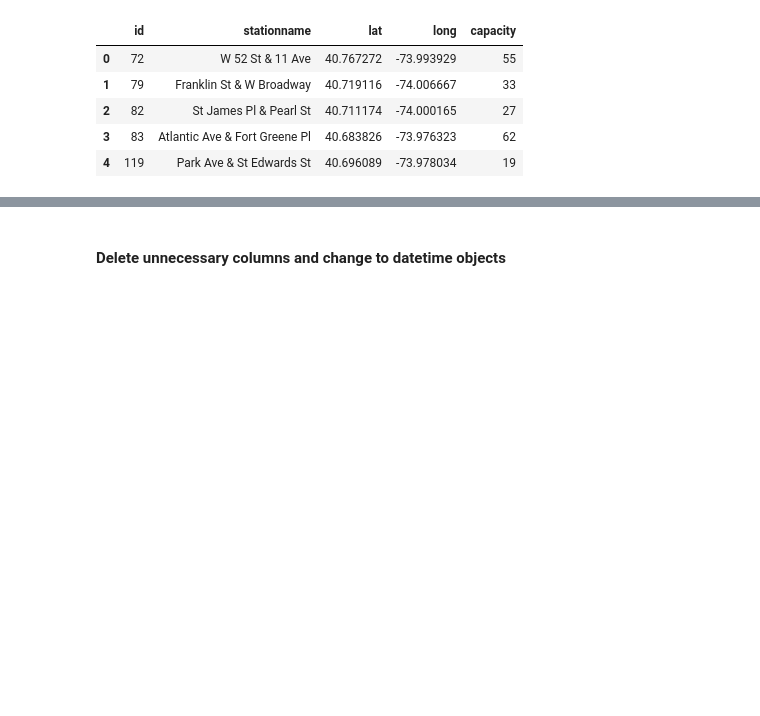
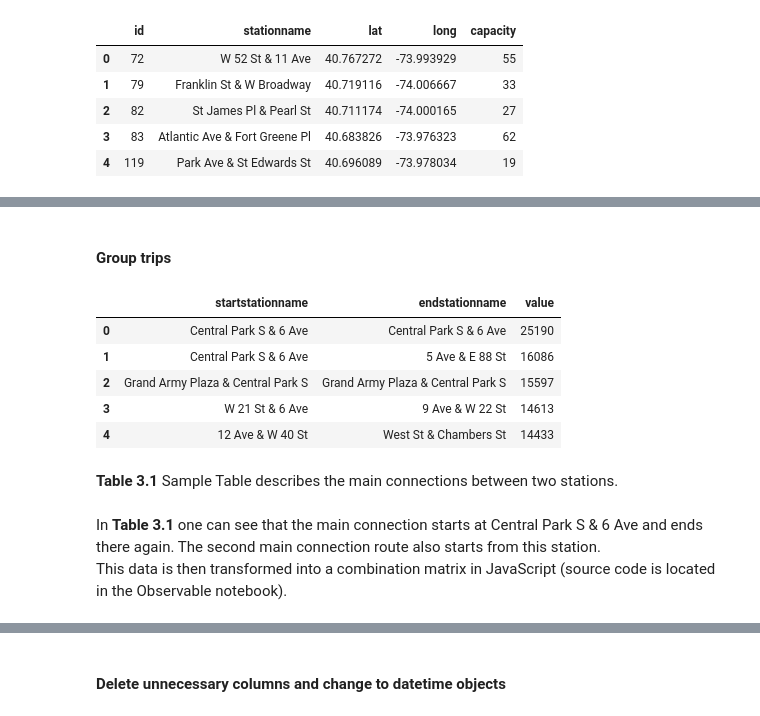
Before and after one commit to eikekutz/SocialDataProject, a Jupyter notebook: ProjectAssignmentB.ipynb, the cells around one changed output, grey strips where cells are left out. Cells and saved outputs as stored; diff of their text form; code cells hidden in the pictures; blank space fills up the shorter version.

```diff
--- a/ProjectAssignmentB.ipynb
+++ b/ProjectAssignmentB.ipynb
@@ -216,0 +270,21 @@ The data is furthermore shuffled, before divided into training and test sets. Th
+# %% [markdown]
+#### Group trips
+# %%
+chord = df_trips.groupby([df_trips['startstationname'],df_trips['endstationname']])['startstationname'].count().reset_index(name='value')
+# %%
+#Choosing the Top 200 in terms of interconectivity
+chord=chord.sort_values('value',ascending=False).head(200)
+# %%
+chord.head(5).reset_index(drop=True)
+# %% [output]
+|  | startstationname | endstationname | value |
+| 0 | Central Park S & 6 Ave | Central Park S & 6 Ave | 25190 |
+| 1 | Central Park S & 6 Ave | 5 Ave & E 88 St | 16086 |
+| 2 | Grand Army Plaza & Central Park S | Grand Army Plaza & Central Park S | 15597 |
+| 3 | W 21 St & 6 Ave | 9 Ave & W 22 St | 14613 |
+| 4 | 12 Ave & W 40 St | West St & Chambers St | 14433 |
+# %% [markdown]
+**Table 3.1** Sample Table describes the main connections between two stations.
+# %% [markdown]
+In **Table 3.1** one can see that the main connection starts at Central Park S & 6 Ave and ends there again. The second main connection route also starts from this station.<br>
+This data is then transformed into a combination matrix in JavaScript (source code is located in the Observable notebook).
```
Also changed, not shown: parts of 91 cells of this notebook.
